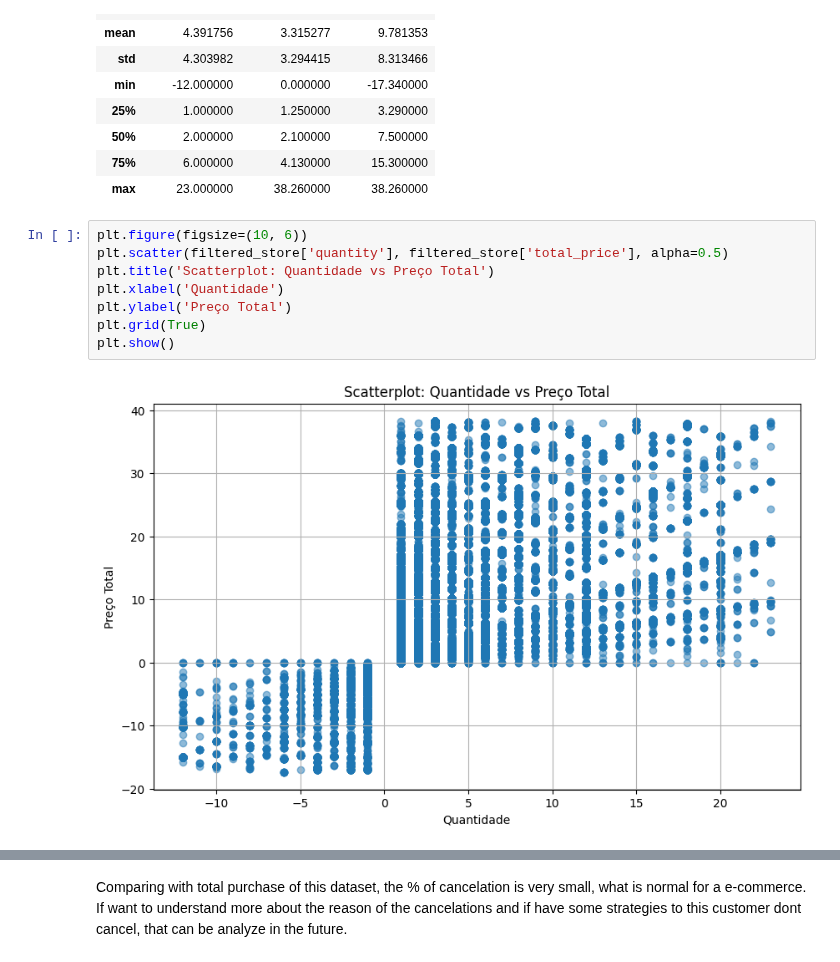
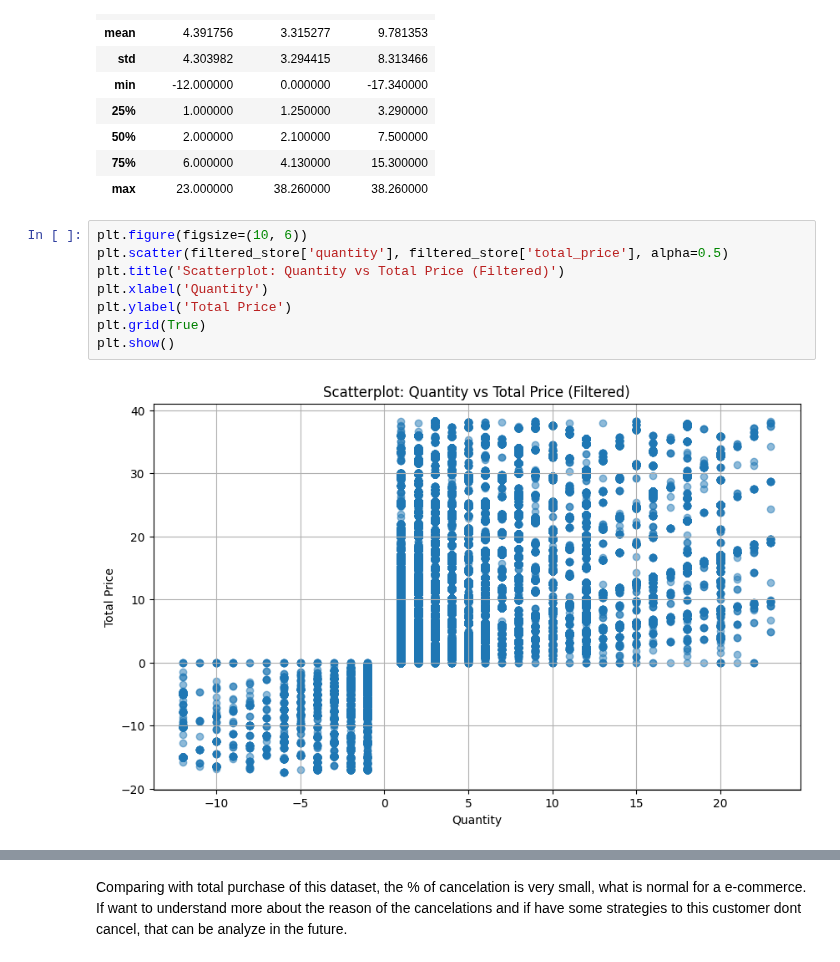
Before and after one commit to juliamarcella/E-commerce, a Jupyter notebook: Project E- coomerce.ipynb, the cells around one changed output, grey strips where cells are left out. Cells and saved outputs as stored; diff of their text form.

```diff
--- a/Project E- coomerce.ipynb
+++ b/Project E- coomerce.ipynb
@@ -313,10 +276,10 @@ filtered_store[["quantity","unit_price","total_price"]].describe()
 # %%
 plt.figure(figsize=(10, 6))
 plt.scatter(filtered_store['quantity'], filtered_store['total_price'], alpha=0.5)
-plt.title('Scatterplot: Quantidade vs Preço Total')
-plt.xlabel('Quantidade')
-plt.ylabel('Preço Total')
+plt.title('Scatterplot: Quantity vs Total Price (Filtered)')
+plt.xlabel('Quantity')
+plt.ylabel('Total Price')
 plt.grid(True)
 plt.show()
 # %% [output]
-[figure, old version]
+[figure, new version]
```
Also changed, not shown: parts of 27 cells of this notebook.
